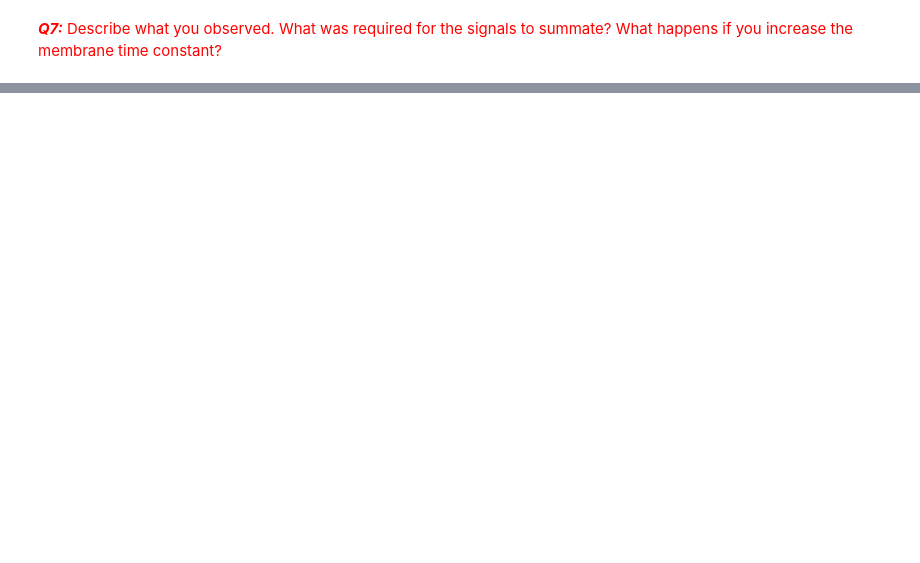
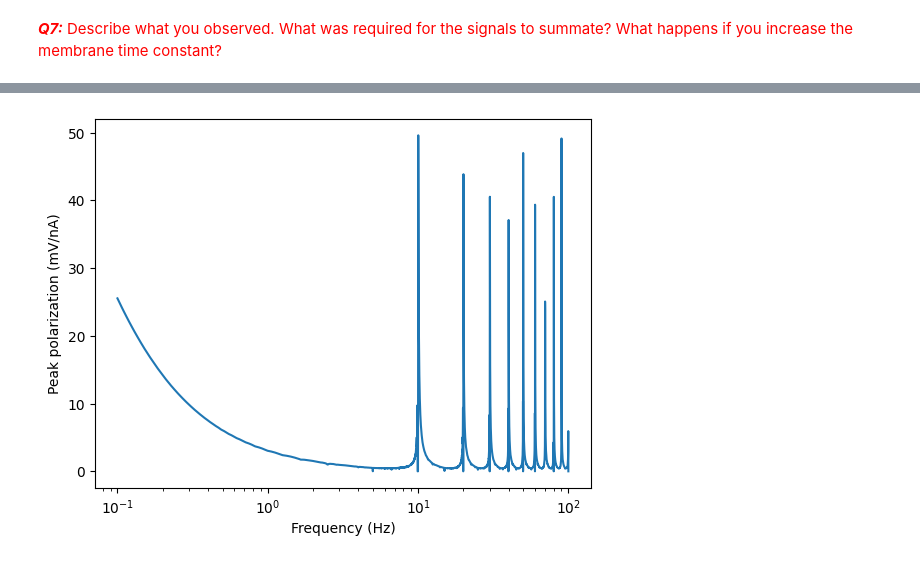
Before and after one commit to penelopetir/24SBIOL74.03PT, a Jupyter notebook: Exercise_4_RC_Circuit_Neuron_Model.ipynb, the cells around one changed output, grey strips where cells are left out. Drawn from its saved outputs; the diff is of its cells as text; code cells hidden in the pictures; blank space fills up the shorter version.

```diff
--- a/Exercise_4_RC_Circuit_Neuron_Model.ipynb
+++ b/Exercise_4_RC_Circuit_Neuron_Model.ipynb
@@ -592,3 +587,41 @@ Bonus exercise:
 Try reproducing the plot I showed in class of peak polarization vs. input frequency. Below is the figure from the original paper by Carandini et al. (1996). You'll have to write a function to generate sinusoidal current inputs, simulate the response over a range of frequencies, and extract the peak change in $V_{m}$. There are a range of possible values for $R_{m}$ and $C_{m}$ that would match the data, since the important property is their product, the time constant.
 
 <img src="https://raw.githubusercontent.com/CompModNervSystem/CompModNervSys-RCmodel/main/resources/Carandini1996_Fig8.png" alt_text="Fig8 from Carandini1996" width=300>
+# %%
+#function to generate sinusoid inputs
+def genSineCurrent(f,amp,t):
+  #A: amplitude in nA
+  #f: frequency in 1/s, or Hz
+  #t: time vector for which we want to simulate
+  I = amp*np.sin(2*np.pi*f*t)
+  return I
+# %%
+# Define simulation parameters
+dt = 0.1 # time step (ms)
+tstop =  10 # duration of simulation (ms)
+V0 = -75 # Initial voltage (mV)
+
+# Define membrane parameters (checking units)
+Rm = 100 # Membrane resistance (MOhm)
+Cm = 0.1 # Membrane capacitance (nF)
+Vr = -75 # Rest potential (mV)
+amp = 0.5 #nA
+
+#frequency vector
+f = np.logspace(-1,2,5000)
+t = np.arange(0,tstop+dt,dt)
+peak_pols = []
+for freq in f:
+  I = genSineCurrent(freq,amp,t) #nA
+  Vm,_ = simRCmemArbCurrent(dt,tstop,V0,Rm,Cm,Vr,I)
+  peak_pols.append(np.max(Vm-V0))
+peak_pols = np.array(peak_pols)/amp #gain
+# %%
+# Plot Peak polarization
+fig = plt.figure()
+plt.plot(f,peak_pols)
+plt.xlabel('Frequency (Hz)')
+plt.xscale('log')
+plt.ylabel('Peak polarization (mV/nA)');
+# %% [output]
+[figure, added]
```
Also changed, not shown: parts of 7 cells of this notebook.
